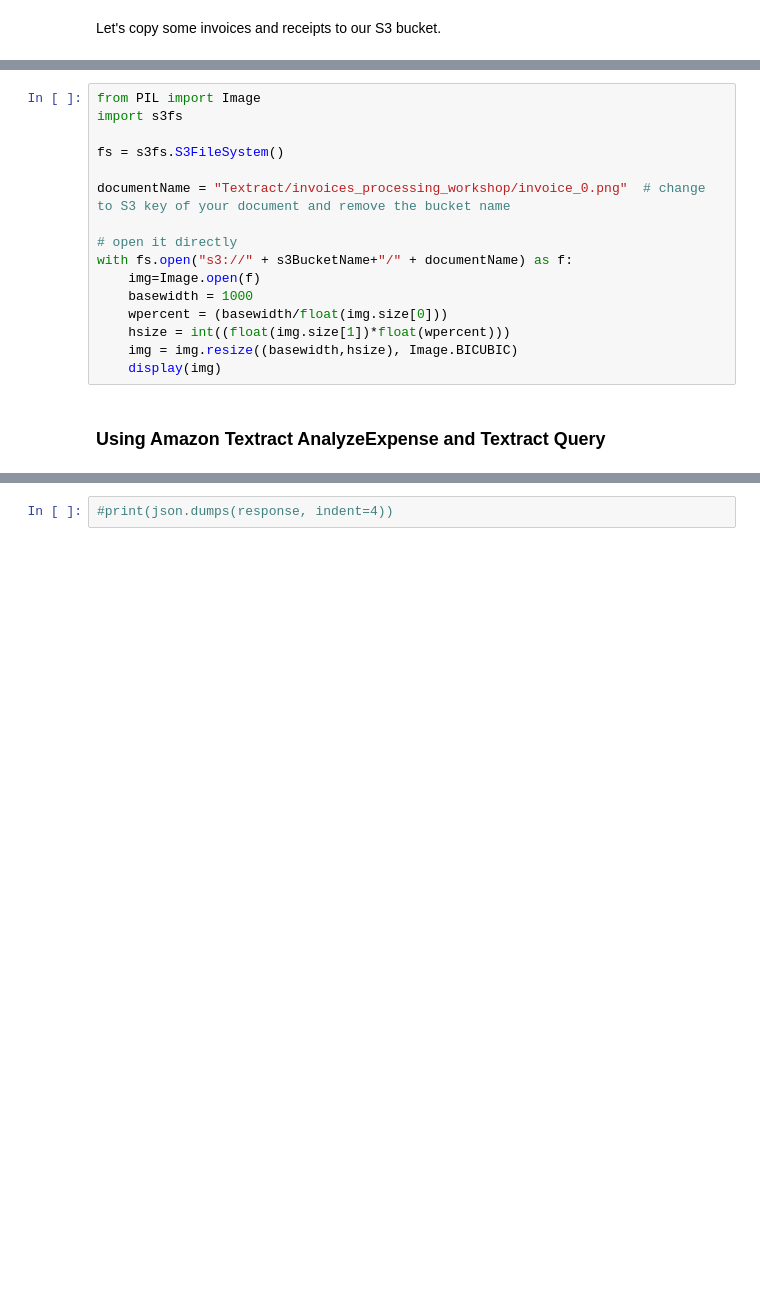
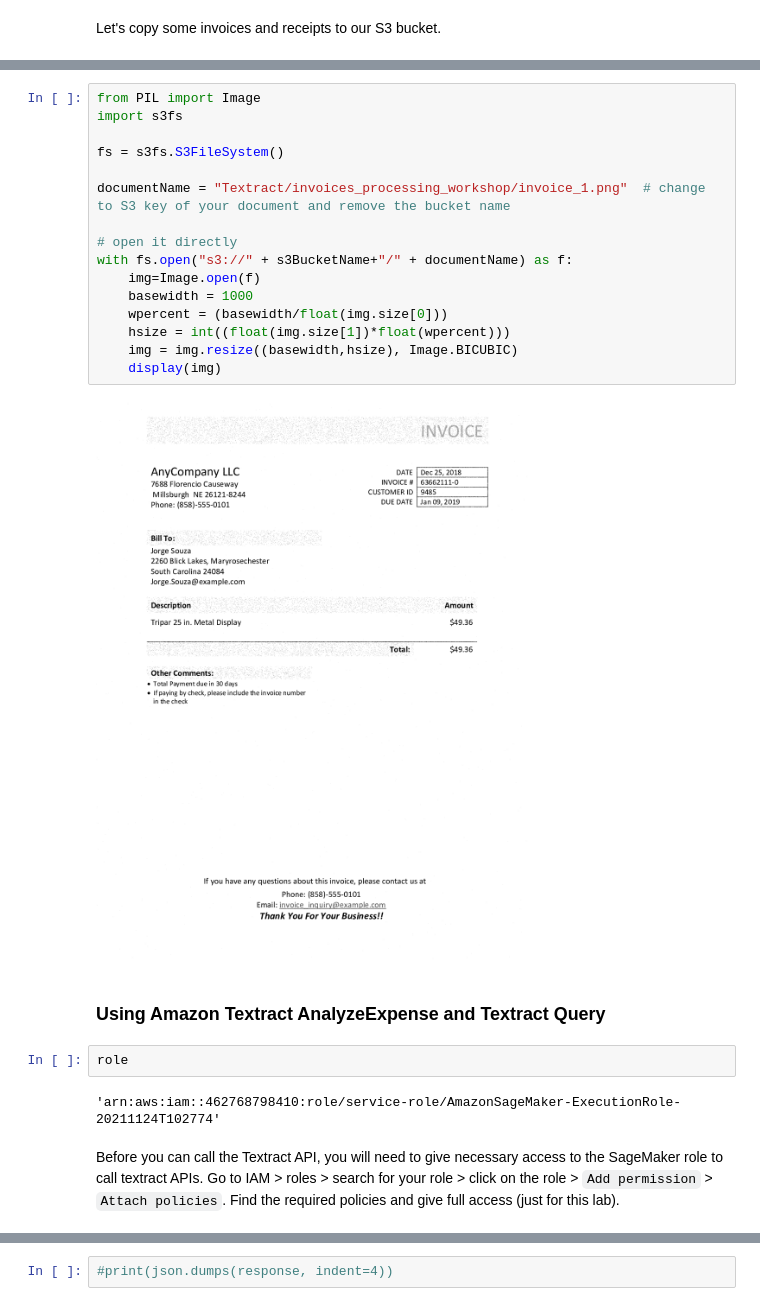
Before and after one commit to incognitoCodes/Invoice_processing, a Jupyter notebook: Analyze_invoice.ipynb, the cells around one changed output, grey strips where cells are left out. Saved outputs shown, nothing was run; the diff lists cells and outputs as text; blank space fills up the shorter version.

```diff
--- a/Analyze_invoice.ipynb
+++ b/Analyze_invoice.ipynb
@@ -55,21 +58,29 @@ Let's copy some invoices and receipts to our S3 bucket.
 # %%
 from PIL import Image
 import s3fs
 
 fs = s3fs.S3FileSystem()
 
-documentName = "Textract/invoices_processing_workshop/invoice_0.png"  # change to S3 key of your document and remove the bucket name
+documentName = "Textract/invoices_processing_workshop/invoice_1.png"  # change to S3 key of your document and remove the bucket name
 
 # open it directly
 with fs.open("s3://" + s3BucketName+"/" + documentName) as f:
     img=Image.open(f)
     basewidth = 1000
     wpercent = (basewidth/float(img.size[0]))
     hsize = int((float(img.size[1])*float(wpercent)))
     img = img.resize((basewidth,hsize), Image.BICUBIC)
     display(img)
+# %% [output]
+[figure, added]
 # %% [markdown]
 ### Using Amazon Textract AnalyzeExpense and Textract Query
+# %%
+role
+# %% [output]
+'arn:aws:iam::462768798410:role/service-role/AmazonSageMaker-ExecutionRole-20211124T102774'
+# %% [markdown]
+Before you can call the Textract API, you will need to give necessary access to the SageMaker role to call textract APIs. Go to IAM > roles > search for your role > click on the role > `Add permission` > `Attach policies`. Find the required policies and give full access (just for this lab).
 # %%
 %%time
 
```
Also changed, not shown: parts of 34 cells of this notebook.
